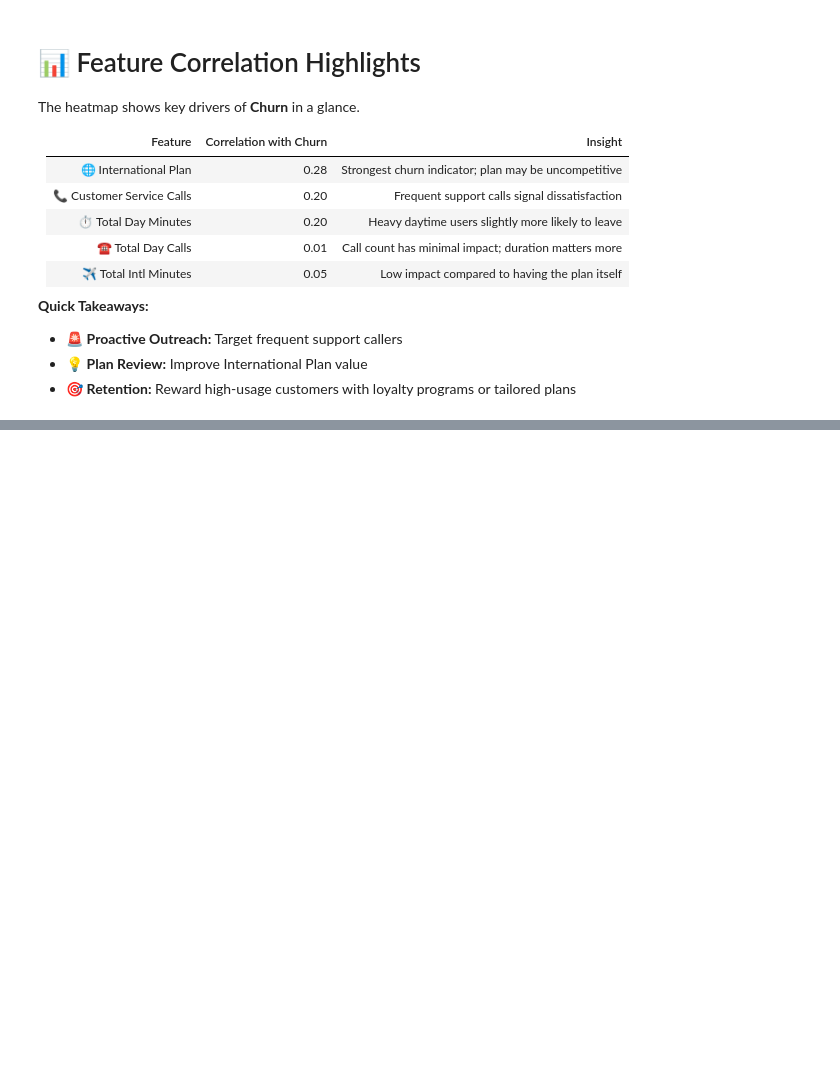
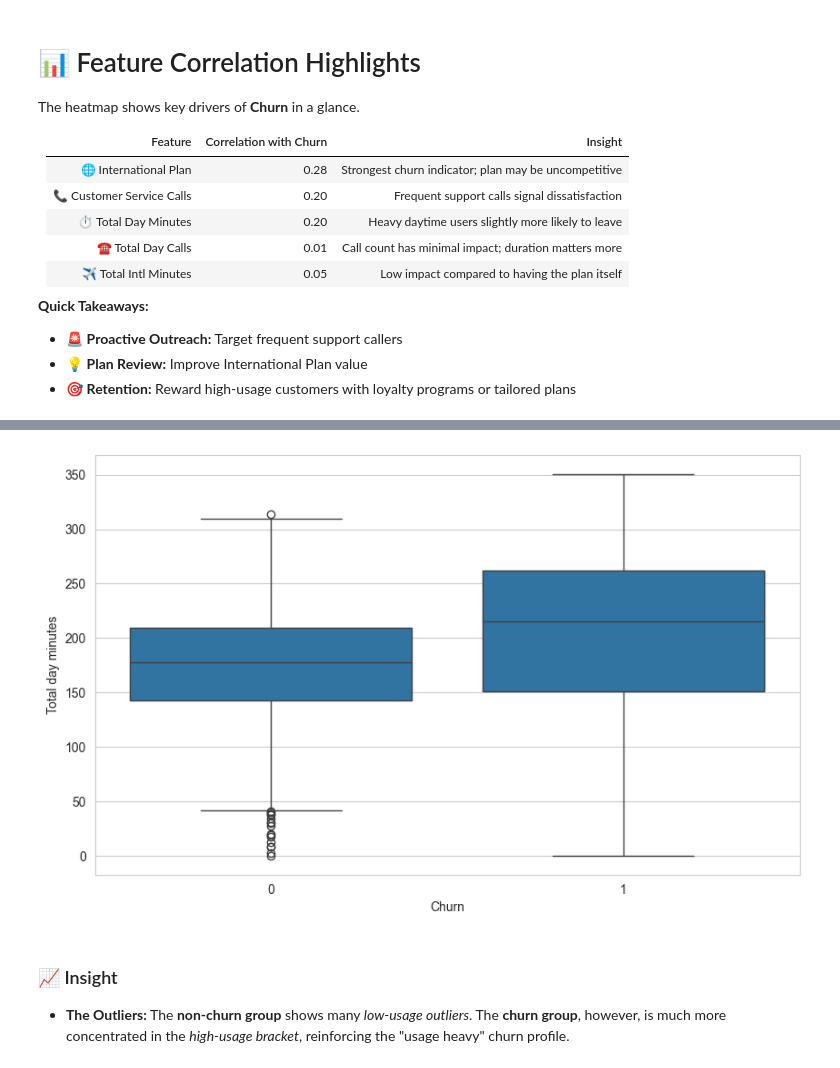
Before and after one commit to Rahul5021/telecom-customer-analytics-platform, a Jupyter notebook: notebooks/01-eda.ipynb, the cells around one changed output, grey strips where cells are left out. Saved outputs shown, nothing was run; the diff lists cells and outputs as text; code cells hidden in the pictures; blank space fills up the shorter version.

Commit message:
feat: add usage-based boxplots and finalize initial EDA phase

```diff
--- a/notebooks/01-eda.ipynb
+++ b/notebooks/01-eda.ipynb
@@ -227,0 +234,10 @@ The heatmap shows key drivers of **Churn** in a glance.
+# %%
+plt.figure(figsize=(10,6))
+sns.boxplot(x='Churn', y='Total day minutes', data=df)
+plt.show()
+# %% [output]
+[figure, added]
+# %% [markdown]
+### 📈 Insight
+
+- **The Outliers:** The **non-churn group** shows many *low-usage outliers*. The **churn group**, however, is much more concentrated in the *high-usage bracket*, reinforcing the "usage heavy" churn profile.
```
Also changed, not shown: parts of 4 cells of this notebook.
